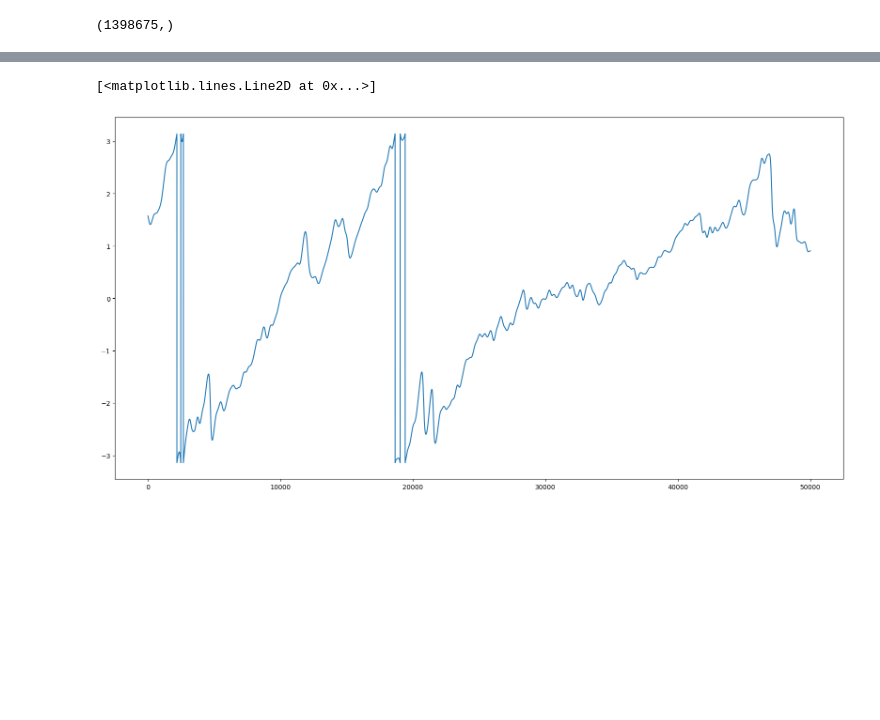
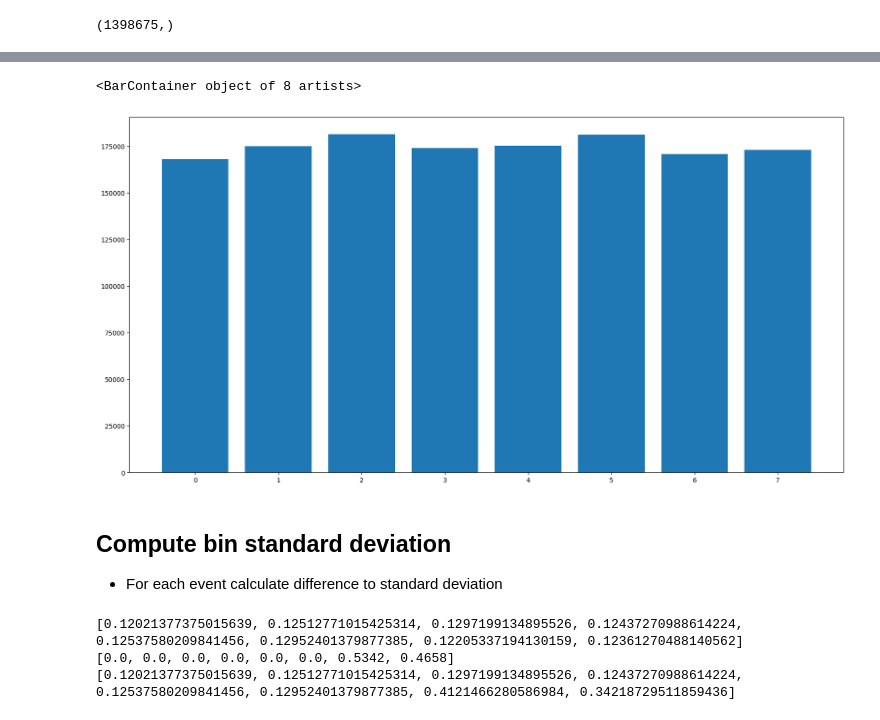
Before and after one commit to YannickLeon/EEGAnalysis, a Jupyter notebook: filtering2.ipynb, the cells around one changed output, grey strips where cells are left out. Cells and saved outputs as stored; diff of their text form; code cells hidden in the pictures; blank space fills up the shorter version.

Commit message:
bin deviation

```diff
--- a/filtering2.ipynb
+++ b/filtering2.ipynb
@@ -129,7 +117,10 @@ for bin in bins:
 # %%
 #plot angles
 plt.figure(figsize=(20,10))
-plt.plot(test[12][:50000])
+plt.bar([i for i in range(8)], [len(bins[i]) for i in range(8)])
 # %% [output]
-[<matplotlib.lines.Line2D at 0x...>]
+<BarContainer object of 8 artists>
-[figure, old version]
+[figure, new version]
+# %% [markdown]
+## Compute bin standard deviation
+- For each event calculate difference to standard deviation
@@ -135,0 +148,7 @@ plt.plot(test[12][:50000])
+# %%
+deviation = get_bin_deviation(test[12], timestamp=110, timespan=10)
+print(deviation)
+# %% [output]
+[0.12021377375015639, 0.12512771015425314, 0.1297199134895526, 0.12437270988614224, 0.12537580209841456, 0.12952401379877385, 0.12205337194130159, 0.12361270488140562]
+[0.0, 0.0, 0.0, 0.0, 0.0, 0.0, 0.5342, 0.4658]
+[0.12021377375015639, 0.12512771015425314, 0.1297199134895526, 0.12437270988614224, 0.12537580209841456, 0.12952401379877385, 0.4121466280586984, 0.34218729511859436]
```
Also changed, not shown: parts of 3 cells of this notebook.
